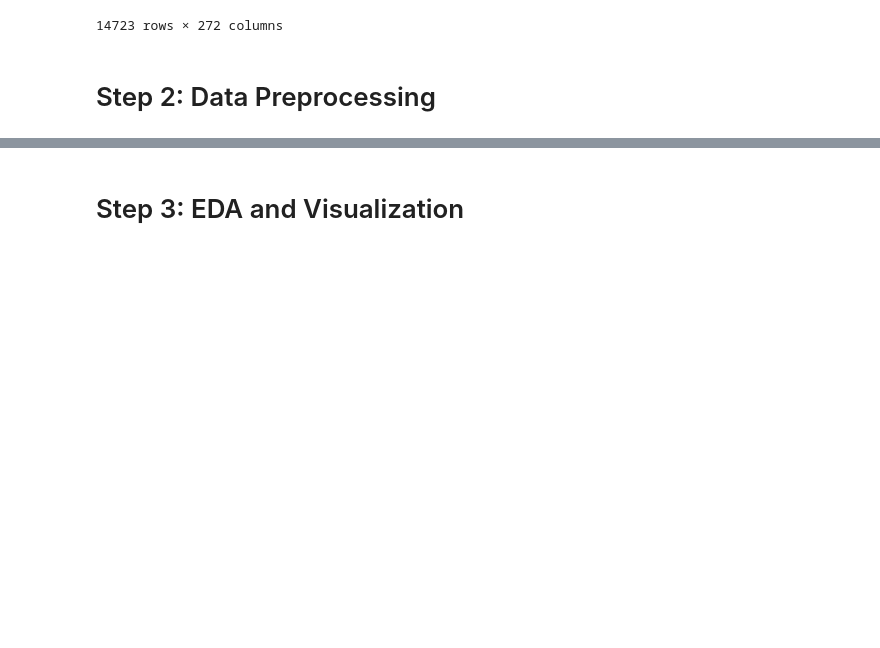
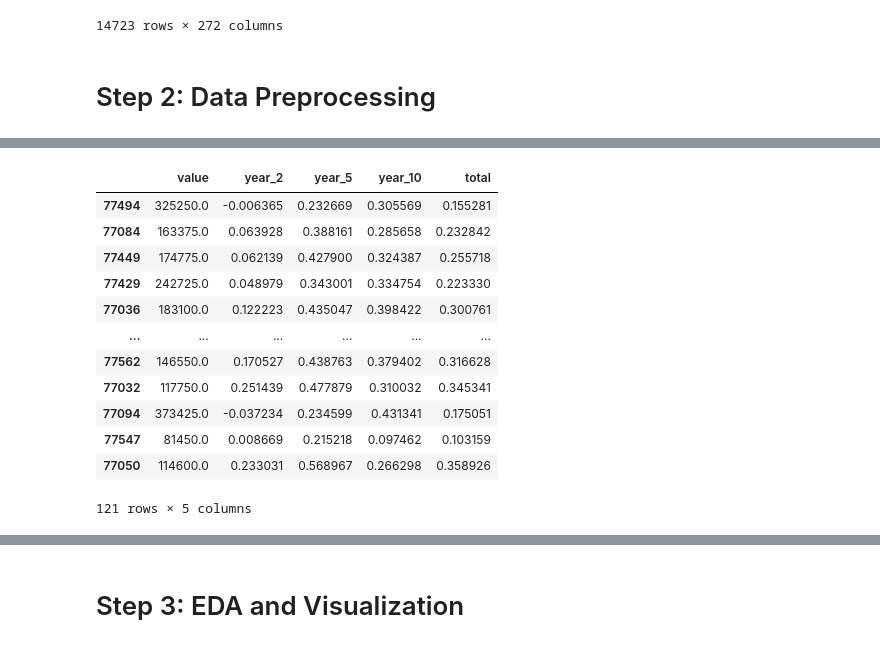
Before and after one commit to kuninethan95/Time_Series_Model, a Jupyter notebook: time-series/starter_notebook.ipynb, the cells around one changed output, grey strips where cells are left out. Drawn from its saved outputs; the diff is of its cells as text; code cells hidden in the pictures; blank space fills up the shorter version.

```diff
--- a/time-series/starter_notebook.ipynb
+++ b/time-series/starter_notebook.ipynb
@@ -117,0 +161,9 @@ df_78722=df_austinlong.loc[df_austinlong['RegionName']==78722]
+# %%
+harris_comparison = {}
+for zip_ in harris_zips:
+    for zip_, vals in harris_dict_annual.items():
+        harris_comparison[zip_] = harris_dict_annual[zip_].iloc[-1]
+# %%
+df_harris_pct = pd.DataFrame(harris_comparison).T
+# %%
+df_harris_pct.drop(columns=['RegionName'], axis=1, inplace=True)
@@ -117,0 +188,18 @@ df_78722=df_austinlong.loc[df_austinlong['RegionName']==78722]
+# %%
+df_harris_pct['total'] = df_harris_pct['year_2']*(0.4)+df_harris_pct['year_5']*(0.35)+df_harris_pct['year_10']*(0.25)
+# %%
+df_harris_pct
+# %% [output]
+|  | value | year_2 | year_5 | year_10 | total |
+| 77494 | 325250.0 | -0.006365 | 0.232669 | 0.305569 | 0.155281 |
+| 77084 | 163375.0 | 0.063928 | 0.388161 | 0.285658 | 0.232842 |
+| 77449 | 174775.0 | 0.062139 | 0.427900 | 0.324387 | 0.255718 |
+| 77429 | 242725.0 | 0.048979 | 0.343001 | 0.334754 | 0.223330 |
+| 77036 | 183100.0 | 0.122223 | 0.435047 | 0.398422 | 0.300761 |
+| ... | ... | ... | ... | ... | ... |
+| 77562 | 146550.0 | 0.170527 | 0.438763 | 0.379402 | 0.316628 |
+| 77032 | 117750.0 | 0.251439 | 0.477879 | 0.310032 | 0.345341 |
+| 77094 | 373425.0 | -0.037234 | 0.234599 | 0.431341 | 0.175051 |
+| 77547 | 81450.0 | 0.008669 | 0.215218 | 0.097462 | 0.103159 |
+| 77050 | 114600.0 | 0.233031 | 0.568967 | 0.266298 | 0.358926 |
+121 rows × 5 columns
```
Also changed, not shown: parts of 70 cells of this notebook.
